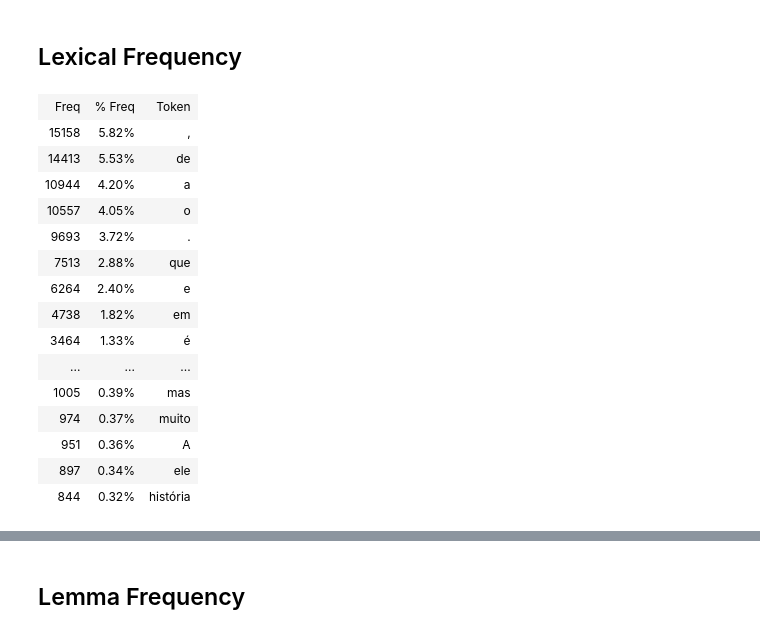
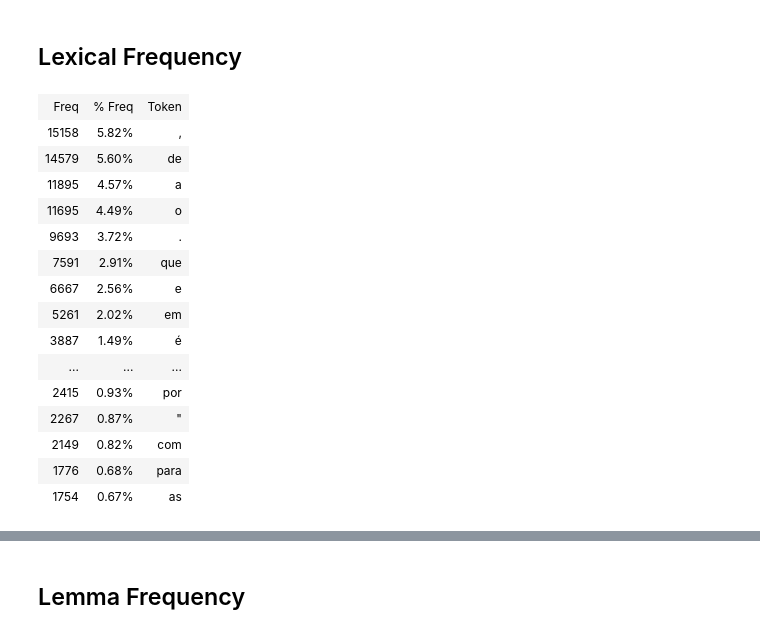
Before and after one commit to pedrobalage/ABSA_Experiments, a Jupyter notebook: 2_CorpusStats/21_ReLi.ipynb, the cells around one changed output, grey strips where cells are left out. Cells and saved outputs as stored; diff of their text form; code cells hidden in the pictures.

```diff
--- a/2_CorpusStats/21_ReLi.ipynb
+++ b/2_CorpusStats/21_ReLi.ipynb
@@ -24,29 +24,29 @@ Token/Type ratio:  13.5%
 # %%
 import ipy_table
 # %%
-freqlist = Counter([word_node.get('form') for word_node in reviews.iter('word')])
+freqlist = Counter([word_node.get('form').lower() for word_node in reviews.iter('word')])
 
 data = [['Freq', '% Freq', 'Token']]
-for token, freq in freqlist.most_common(30):
+for token, freq in freqlist.most_common(20):
     ratio = freq / sum(freqlist.values()) * 100
     data.append( [freq, '{:.2f}%'.format(ratio), token])
 
 ipy_table.make_table(data)
 ipy_table.apply_theme('basic')
 # %% [output]
 | Freq | % Freq | Token |
 | 15158 | 5.82% | , |
-| 14413 | 5.53% | de |
-| 10944 | 4.20% | a |
-| 10557 | 4.05% | o |
+| 14579 | 5.60% | de |
+| 11895 | 4.57% | a |
+| 11695 | 4.49% | o |
 | 9693 | 3.72% | . |
-| 7513 | 2.88% | que |
-| 6264 | 2.40% | e |
-| 4738 | 1.82% | em |
-| 3464 | 1.33% | é |
+| 7591 | 2.91% | que |
+| 6667 | 2.56% | e |
+| 5261 | 2.02% | em |
+| 3887 | 1.49% | é |
 | ... | ... | ... |
-| 1005 | 0.39% | mas |
-| 974 | 0.37% | muito |
-| 951 | 0.36% | A |
-| 897 | 0.34% | ele |
-| 844 | 0.32% | história |
+| 2415 | 0.93% | por |
+| 2267 | 0.87% | " |
+| 2149 | 0.82% | com |
+| 1776 | 0.68% | para |
+| 1754 | 0.67% | as |
```
Also changed, not shown: parts of 14 cells of this notebook, 17 other files.
